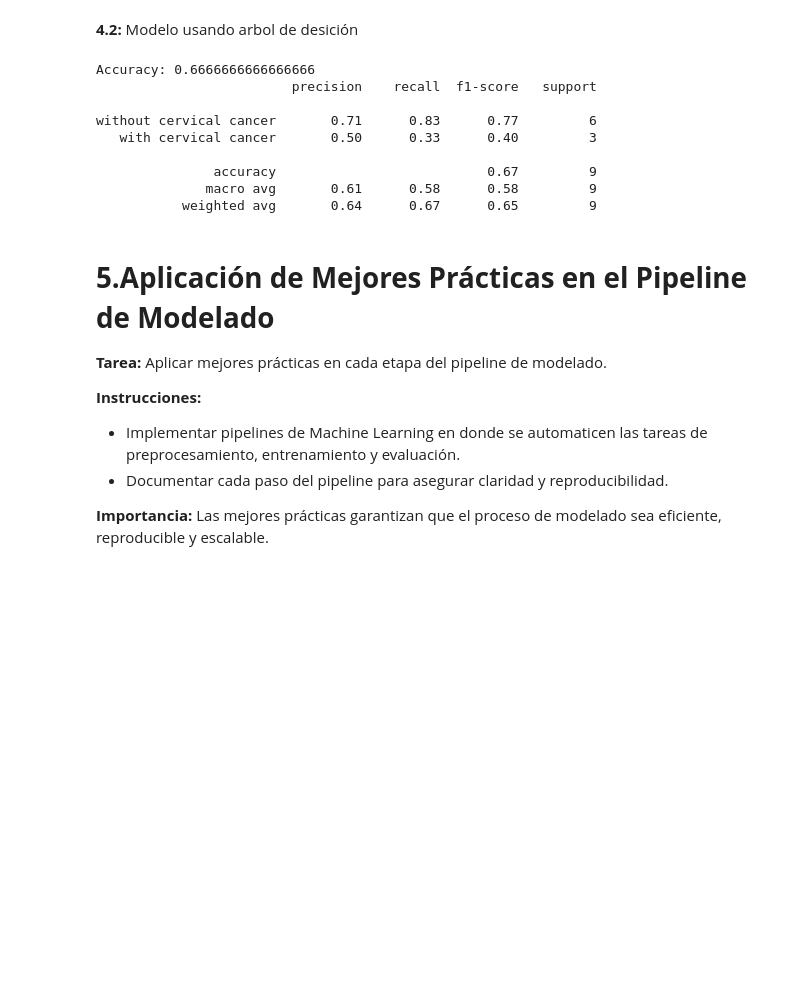
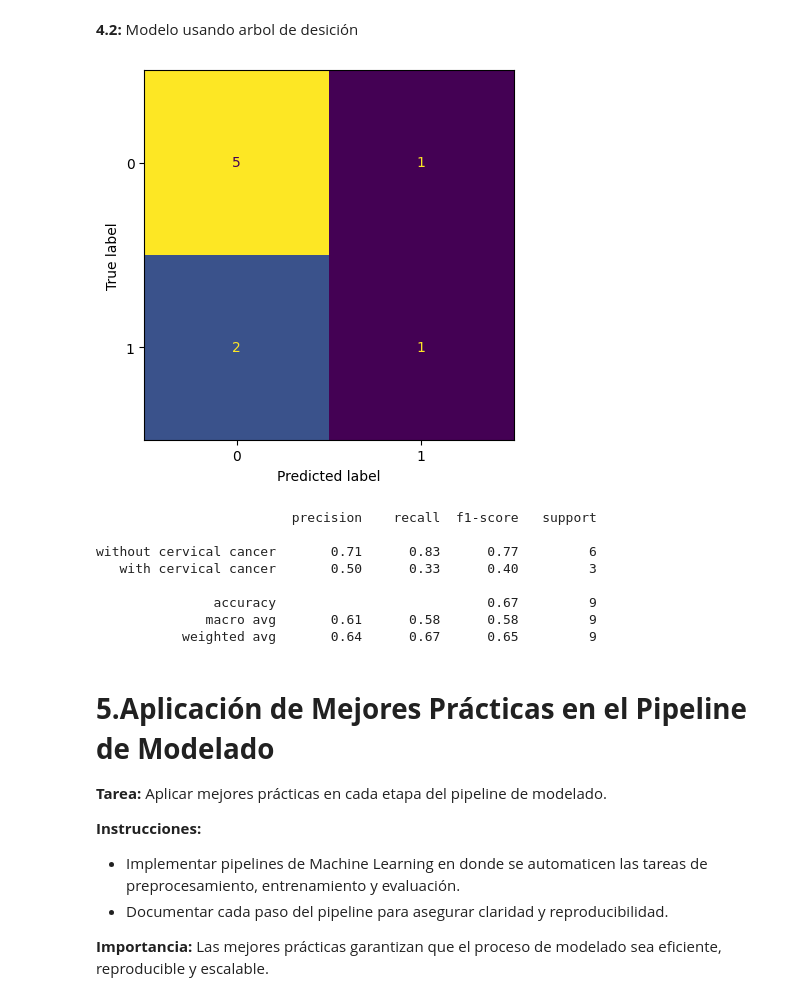
Before and after one commit to Tieralx/MNA-MLOps-, a Jupyter notebook: Fase 1_Equipo34.ipynb, the cells around one changed output. Cells and saved outputs as stored; diff of their text form; code cells hidden in the pictures; blank space fills up the shorter version.

```diff
--- a/Fase 1_Equipo34.ipynb
+++ b/Fase 1_Equipo34.ipynb
@@ -503,25 +526,30 @@ MlflowException: API request to http://localhost:5000/api/2.0/mlflow-artifacts/a
 # %%
 # Crear el objeto Decision Tree classifer
 clf = DecisionTreeClassifier(criterion="entropy", max_depth=3, random_state= 10)
 
 # entrenamiento del modelo
 clf = clf.fit(X_train,y_train)
 
 #Predicción usando el set de validación
-y_pred_val = clf.predict(X_val)
+y_pred_val_tree = clf.predict(X_val)
+
+cnf_matrix_tree = metrics.confusion_matrix(y_val, y_pred_val_tree)
+disp = ConfusionMatrixDisplay(confusion_matrix=cnf_matrix_tree)
+disp.plot(colorbar = False, cmap='viridis')
+plt.show()
+target_names = ['without cervical cancer', 'with cervical cancer']
+print(classification_report(y_val, y_pred_val_tree, target_names=target_names, zero_division=0.0))
+report_tree = classification_report(y_val, y_pred_val_tree, target_names=target_names, zero_division=0.0)
+# %% [output]
+[figure, added]
+                         precision    recall  f1-score   support
+
+without cervical cancer       0.71      0.83      0.77         6
+   with cervical cancer       0.50      0.33      0.40         3
+
+               accuracy                           0.67         9
+              macro avg       0.61      0.58      0.58         9
+           weighted avg       0.64      0.67      0.65         9
-# %%
-# Accuracy del modelo
-print(classification_report(y_val, y_pred_val, target_names=target_names, zero_division=0.0))
-# %% [output]
-Accuracy: 0.6666666666666666
-                         precision    recall  f1-score   support
-
-without cervical cancer       0.71      0.83      0.77         6
-   with cervical cancer       0.50      0.33      0.40         3
-
-               accuracy                           0.67         9
-              macro avg       0.61      0.58      0.58         9
-           weighted avg       0.64      0.67      0.65         9
 # %% [markdown]
 # **5.Aplicación de Mejores Prácticas en el Pipeline de Modelado**
 
```
Also changed, not shown: parts of 5 cells of this notebook.
